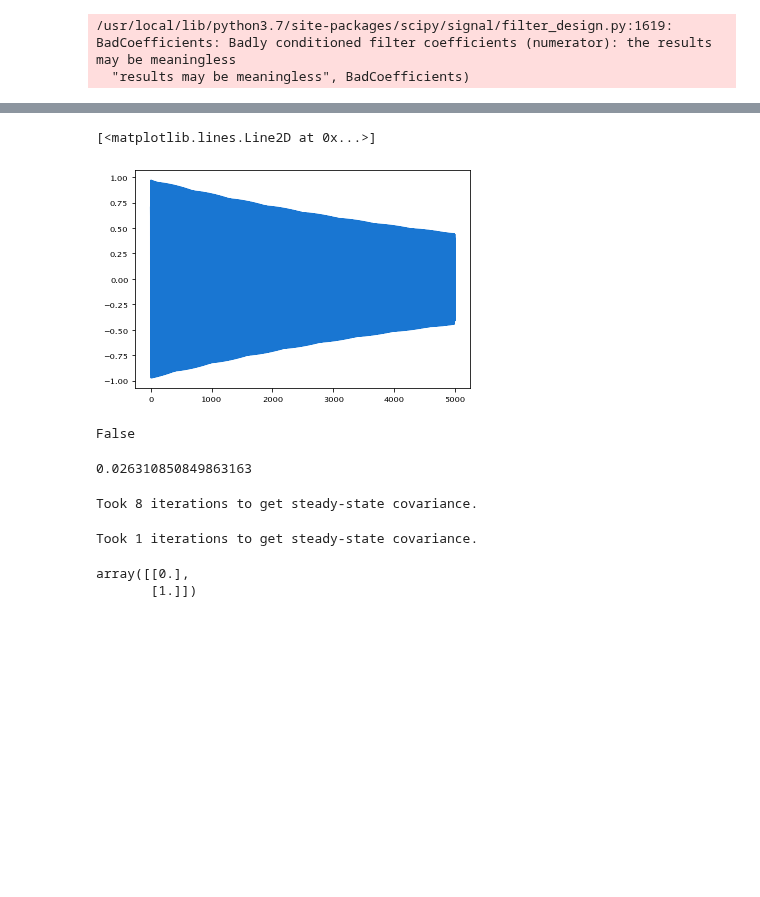
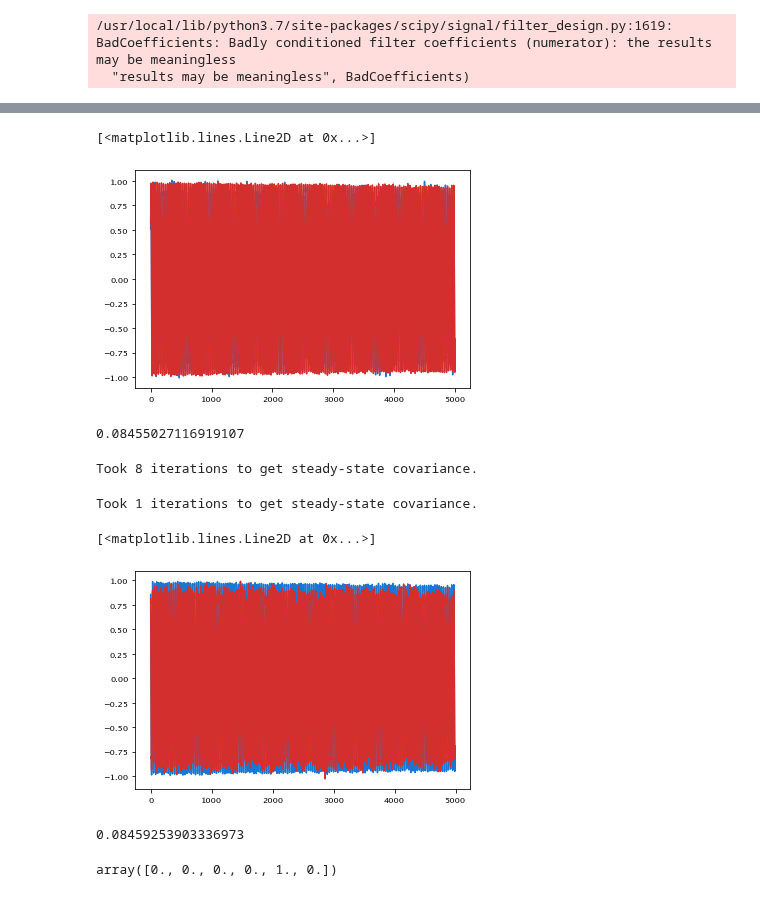
Before and after one commit to aditya-sengupta/tip-tilt-control, a Jupyter notebook: control/dev/mpc_vibe.ipynb, the cells around one changed output, grey strips where cells are left out. Drawn from its saved outputs; the diff is of its cells as text; code cells hidden in the pictures; blank space fills up the shorter version.

```diff
--- a/control/dev/mpc_vibe.ipynb
+++ b/control/dev/mpc_vibe.ipynb
@@ -27,6 +25,8 @@ from utils import *
 f_sampling = 1000
 rms = lambda data: np.sqrt(np.mean(data ** 2))
 eps = 1e-8
+process_noise = 0.01
+measurement_noise = 0.06
 # %%
 # step 1: Keck mirror FEA results.
 
@@ -63,10 +50,12 @@ A_TT, B_TT, C_TT, D_TT
 # %%
 Q_TT = 1e-4 * np.array([[1, 0], [0, 0]]) # mas^2, arbitrary
 # %%
-# now, let's import the usual Kalman filter! at first, no vibrations.
+# now, let's import the usual Kalman filter!
 
 size = 5000
-vibe = make_1D_vibe_data(steps=size, N=1)
+N = 1
+params = make_vibe_params(N=N)
+vibe = make_1D_vibe_data(steps=size, N=N) + np.random.normal(0, process_noise * N, (size,))
 pol = vibe
-kfilter_vibe = make_kfilter_vibe(*vibe_fit_freq(get_psd(vibe[:1000]), N=1))
+kfilter_vibe = make_kfilter_vibe(np.vstack((params[1:3])).T, np.array([process_noise] * 1))
 # %% [output]
@@ -74,9 +63,8 @@ Took 316 iterations to get steady-state covariance.
+# %%
+res, phy = kfilter_vibe.run(vibe + np.random.normal(0, measurement_noise, vibe.size), save_physics=True)
 # %%
+plt.plot(res)
 plt.plot(vibe)
 # %% [output]
 [<matplotlib.lines.Line2D at 0x...>]
-[figure, old version]
+[figure, new version]
-# %%
-hasattr(kfilter_vibe, "B")
-# %% [output]
-False
@@ -85,7 +71,7 @@ res, phy = kfilter_vibe.run(vibe + np.random.normal(0, 0.06, vibe.size), save_ph
 # %%
-rms(vibe[316:] - res[316:])
+rms(res - vibe)
 # %% [output]
-0.026310850849863163
+0.08455027116919107
 # %%
 kfilter_TT = KFilter(np.zeros(2,), A_TT, B_TT.flatten(), Q_TT, C_TT, np.array([eps]), has_input=True)
 # the Q and R don't matter because I'm setting the Kalman gain to zero
@@ -101,11 +88,9 @@ R_WFS = np.array([eps])
 # the Q and R don't matter because I'm setting the Kalman gain to zero
 
 kfilter_WFS = KFilter(state_WFS, A_WFS, B_WFS, Q_WFS, H_WFS, R_WFS, has_input=True)
-kfilter_WFS.K
+kfilter_WFS.K *= 0
 # %% [output]
 Took 1 iterations to get steady-state covariance.
-array([[0.],
-       [1.]])
 # %%
 kfilter = kfilter_WFS + kfilter_vibe + kfilter_TT
 kfilter.H = np.array([[0, 1, 0]]).dot(kfilter.H)
@@ -132 +121,11 @@ res, phy = kfilter.run(pol + np.random.normal(0, 0.06, pol.size), np.zeros(pol.s
+# %%
+plt.plot(pol[kfilter.iters:])
+plt.plot(res[kfilter.iters-delay:])
+# %% [output]
+[<matplotlib.lines.Line2D at 0x...>]
+[figure, added]
+# %%
+rms(pol[kfilter.iters:] - res[kfilter.iters-delay:])
+# %% [output]
+0.08459253903336973
 # %%
@@ -148,2 +151,6 @@ h = np.vstack([u_max] * N_frames)
+# %%
+kfilter.B
+# %% [output]
+array([0., 0., 0., 0., 1., 0.])
 # %%
 solution = solvers.qp(matrix(H3), matrix(H2), matrix(G), matrix(h, tc='d'), solver='qpOASES')['x']
```
Also changed, not shown: parts of 19 cells of this notebook.
